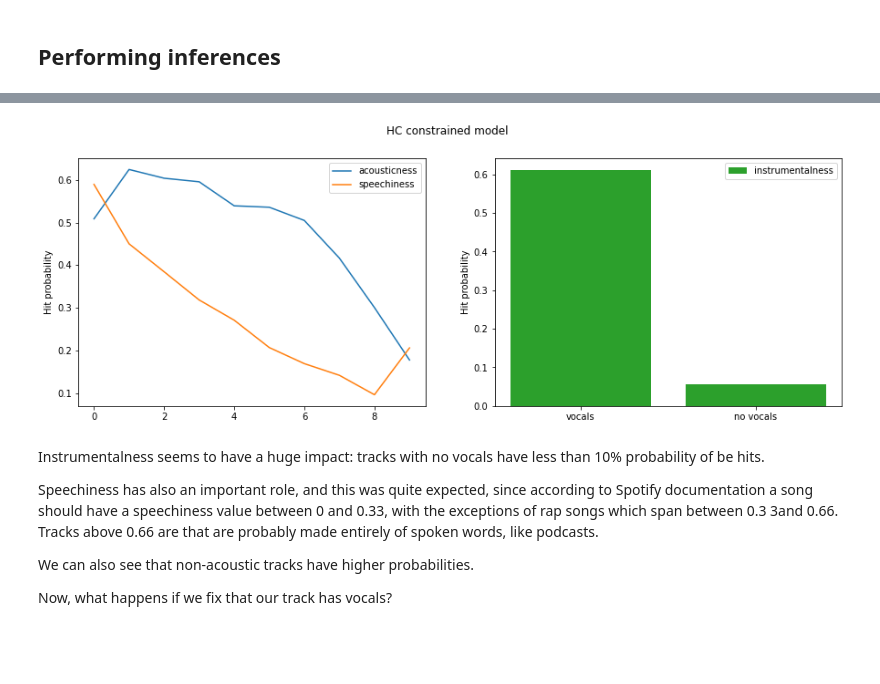
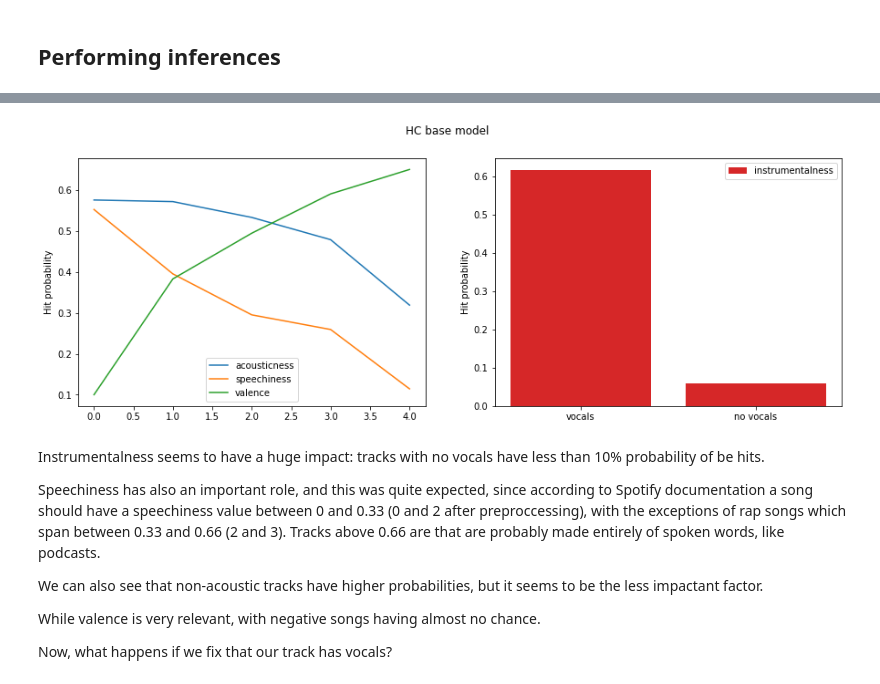
Before and after one commit to sasso-effe/spotify-hit-predictor, a Jupyter notebook: main.ipynb, the cells around one changed output, grey strips where cells are left out. Cells and saved outputs as stored; diff of their text form; code cells hidden in the pictures; blank space fills up the shorter version.

```diff
--- a/main.ipynb
+++ b/main.ipynb
@@ -200,3 +202,4 @@ hc_inv_model = BayesianModel(hc_inv_model.edges())
 # Also, the tree model seems inaccurate, so it is omitted, too
 hc_base_model.fit(data, estimator=MaximumLikelihoodEstimator)
 hc_constr_model.fit(data_small, estimator=MaximumLikelihoodEstimator)
+hc_inv_model.fit(data_small, estimator=MaximumLikelihoodEstimator)
@@ -203,10 +210,11 @@ hc_constr_model.fit(data_small, estimator=MaximumLikelihoodEstimator)
 # %%
-nodes = data_small.columns.values.tolist()
-print('Considering nodes:', nodes)
-print(f'The total number of valid independence assertions is {len(hc_constr_model.get_independencies().get_assertions())}')
-print(f'Local semantics of the current model:\n{hc_constr_model.local_independencies(nodes)}')
-print('Checking Markov blankets')
-for node in nodes:
-    print(f'The Markov blanket of node {node} is {hc_constr_model.get_markov_blanket(node)}')
-print()
+for model in models:
+  print('Considering model:', model['name'])
+  print('Considering nodes:', model['nodes'])
+  print(f"The total number of valid independence assertions is {len(model['model'].get_independencies().get_assertions())}")
+  print(f"Local semantics of the current model:\n{model['model'].local_independencies(model['nodes'])}")
+  print('Checking Markov blankets')
+  for node in model['nodes']:
+    print(f"The Markov blanket of node {node} is {model['model'].get_markov_blanket(node)}")
+  print()
 # %% [output]
@@ -235,0 +240,4 @@ Acousticness, Intrumentalness and speechiness are the features that directly inf
+# %%
+inferences = {}
+for model in models:
+  inferences[model['name']] = VariableElimination(model['model'])
@@ -236,38 +254,44 @@ Acousticness, Intrumentalness and speechiness are the features that directly inf
 # %%
+ve = inferences['HC base model']
 answers_acoustic = []
 answers_instrumental = []
 answers_speech = []
-for score in range(10):
-    evidence = {"acousticness": score}
-    answers_acoustic.append(inferences.query(["On_chart"], evidence, show_progress=False).values[1])
-    evidence = {"speechiness": score}
-    answers_speech.append(inferences.query(["On_chart"], evidence, show_progress=False).values[1])
+answers_valence = []
+for score in range(5):
+  for feature, answers in [('acousticness', answers_acoustic),
+                            ('speechiness', answers_speech),
+                            ('valence', answers_valence)]:
+    evidence = {feature : score}
+    answers.append(ve.query(["On_chart"], evidence, show_progress=False).values[1])
 for score in range(2):
-    evidence = {"instrumentalness": score}
-    answers_instrumental.append(inferences.query(["On_chart"], evidence, show_progress=False).values[1])
+  evidence = {"instrumentalness": score}
+  answers_instrumental.append(ve.query(["On_chart"], evidence, show_progress=False).values[1])
 # %%
 fig, axes = plt.subplots(1, 2, figsize=(15, 5))
 ax = axes[0]
-fig.suptitle(f"HC constrained model")
+fig.suptitle(f"HC base model")
 ax.set_ylabel('Hit probability')
 ax.plot(answers_acoustic, label='acousticness')
 ax.plot(answers_speech, label='speechiness')
+ax.plot(answers_valence, label='valence')
 ax.legend()
 ax2 =axes[1]
-ax2.bar(range(2), answers_instrumental, label='instrumentalness', color='C2')
+ax2.bar(range(2), answers_instrumental, label='instrumentalness', color='C3')
 ax2.legend()
 ax2.set_xticks(range(2))
 ax2.set_xticklabels(['vocals', 'no vocals'])
 ax2.set_ylabel('Hit probability')
 fig.savefig('query1')
 # %% [output]
-[figure, old version]
+[figure, new version]
 # %% [markdown]
 Instrumentalness seems to have a huge impact: tracks with no vocals have less than 10% probability of be hits.
 
-Speechiness has also an important role, and this was quite expected, since according to Spotify documentation a song should have a speechiness value between 0 and 0.33, with the exceptions of rap songs which span between 0.3 3and 0.66. Tracks above 0.66 are that are probably made entirely of spoken words, like podcasts.
+Speechiness has also an important role, and this was quite expected, since according to Spotify documentation a song should have a speechiness value between 0 and 0.33 (0 and 2 after preproccessing), with the exceptions of rap songs which span between 0.33 and 0.66 (2 and 3). Tracks above 0.66 are that are probably made entirely of spoken words, like podcasts.
 
-We can also see that non-acoustic tracks have higher probabilities.
+We can also see that non-acoustic tracks have higher probabilities, but it seems to be the less impactant factor.
+
+While valence is very relevant, with negative songs having almost no chance.
 
 Now, what happens if we fix that our track has vocals?
 # %%
```
Also changed, not shown: parts of 28 cells of this notebook.
